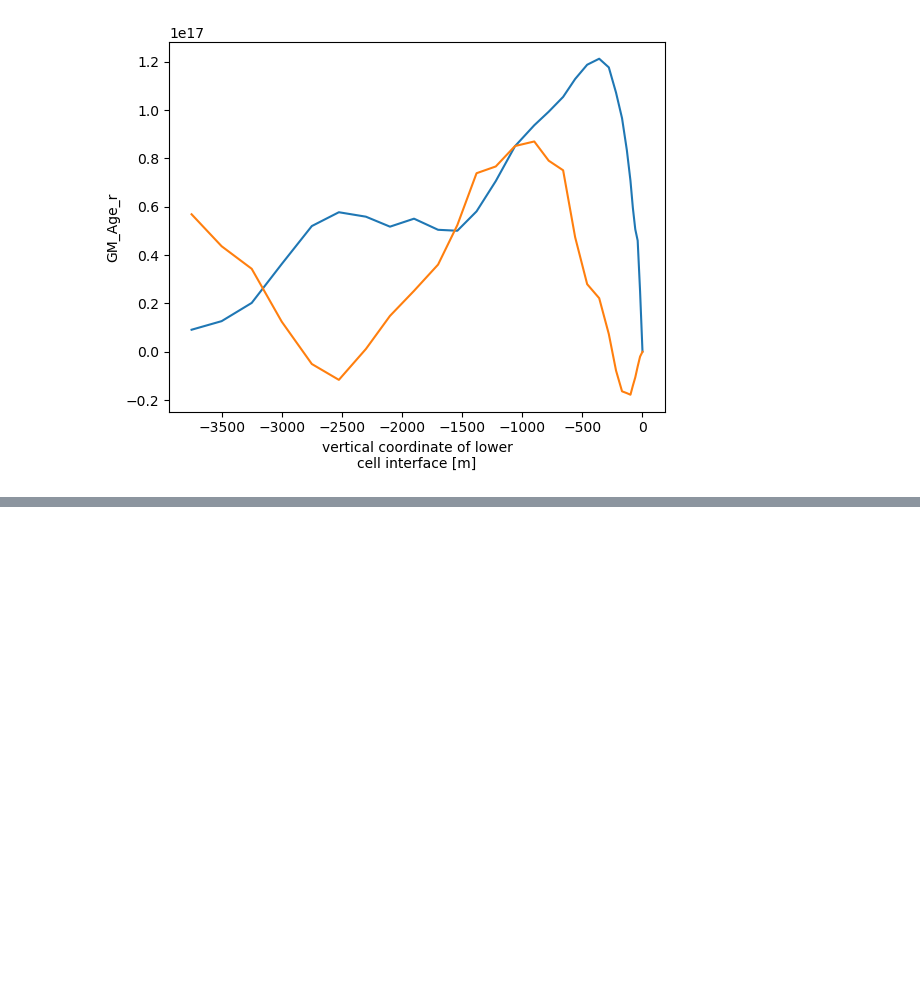
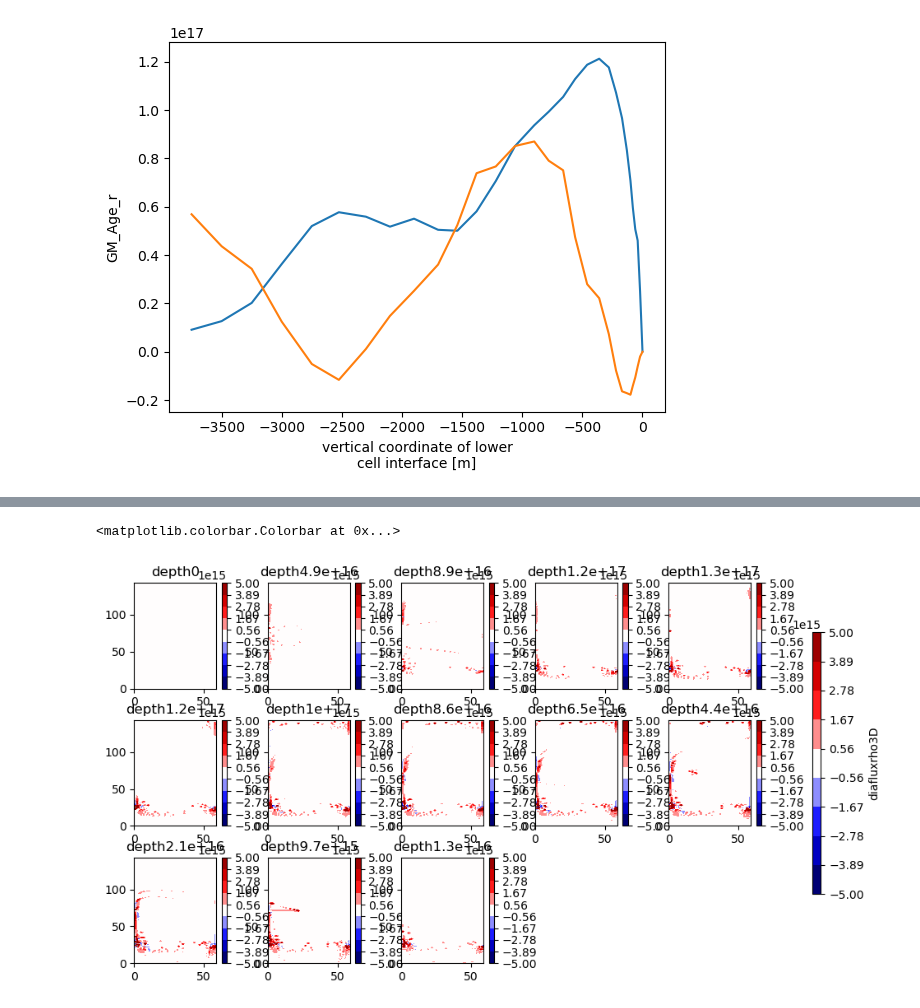
Before and after one commit to anthony-meza/test_age_framework, a Jupyter notebook: single_basin.ipynb, the cells around one changed output, grey strips where cells are left out. Cells and saved outputs as stored; diff of their text form; code cells hidden in the pictures; blank space fills up the shorter version.

```diff
--- a/single_basin.ipynb
+++ b/single_basin.ipynb
@@ -913,16 +884,0 @@ fig.colorbar(im,cbar_ax,label='rhoindexn')
-# %%
-fig = plt.figure(figsize=(10,12))
-for i in range(0,30):
-    plt.subplot(6,5, i+1)
-    #dsGM2x.ADVrTr01.isel(Zl=i).mean('time').plot.contourf(levels=np.linspace(-4.5e-16,4.5e-16,20))
-    #im=(dsGM2x.ADVrTr01+AgefluxGM).where(dsGM2x.ADVrTr01!=0).isel(Zl=i).mean('time').plot.contourf(levels=np.arange(-5,5.1,0.5)*1e14,add_colorbar=False,extend='both')
-    #im=(AgefluxGM).where(dsGM2x.ADVrTr01!=0).isel(Zl=i).mean('time').plot.contourf(levels=np.arange(-5,5.1,0.5)*1e14,add_colorbar=False,extend='both')
-    im=plt.contourf(rhoindexn[i,:,:])
-    #plt.colorbar()
-    plt.title("depth")
-    plt.xlabel('')
-    plt.ylabel('')
-    plt.gca().set_facecolor("grey")
-fig.subplots_adjust(wspace=0.3,hspace=0.3)
-cbar_ax = fig.add_axes([0.95, 0.25, 0.01, 0.53])
-fig.colorbar(im,cbar_ax,label='Vertical age flux (m3)')
@@ -932,10 +884,0 @@ rhoindext
-# %%
-diaFluxOnRho_3D=np.vectorize(
-    diaFluxOnRho,
-    excluded=['fx','fy','fz','rhoindex'],
-    signature='()->(m,n)'
-)
-diafluxtot=diaFluxOnRho(fx=ftotx.load().data,fy=ftoty.load().data,fz=ftotr.load().data,rhoindex0=rhoindex0,rhoidcur=12)
-diafluxtot_hsum=np.sum(diafluxtot)
-plt.pcolor(diafluxtot)
-plt.colorbar()
@@ -951,0 +916,19 @@ sumdivtot_rho
+# %%
+fig = plt.figure(figsize=(10,6))
+for i in range(0,Nlayersbin-1):
+    plt.subplot(3,5, i+1)
+    #dsGM2x.ADVrTr01.isel(Zl=i).mean('time').plot.contourf(levels=np.linspace(-4.5e-16,4.5e-16,20))
+    #im=(dsGM2x.ADVrTr01+AgefluxGM).where(dsGM2x.ADVrTr01!=0).isel(Zl=i).mean('time').plot.contourf(levels=np.arange(-5,5.1,0.5)*1e14,add_colorbar=False,extend='both')
+    #im=(AgefluxGM).where(dsGM2x.ADVrTr01!=0).isel(Zl=i).mean('time').plot.contourf(levels=np.arange(-5,5.1,0.5)*1e14,add_colorbar=False,extend='both')
+    im=plt.contourf(diafluxrho3D[i,:,:],cmap='seismic',levels=np.linspace(-0.5e16,0.5e16,10))
+    plt.colorbar()
+    plt.title(f"depth{np.sum(diafluxrho3D[i,:,:]):.2g}")
+    plt.xlabel('')
+    plt.ylabel('')
+    plt.gca().set_facecolor("grey")
+fig.subplots_adjust(wspace=0.3,hspace=0.3)
+cbar_ax = fig.add_axes([0.95, 0.25, 0.01, 0.53])
+fig.colorbar(im,cbar_ax,label='diafluxrho3D')
+# %% [output]
+<matplotlib.colorbar.Colorbar at 0x...>
+[figure, added]
```
Also changed, not shown: parts of 45 cells of this notebook.
